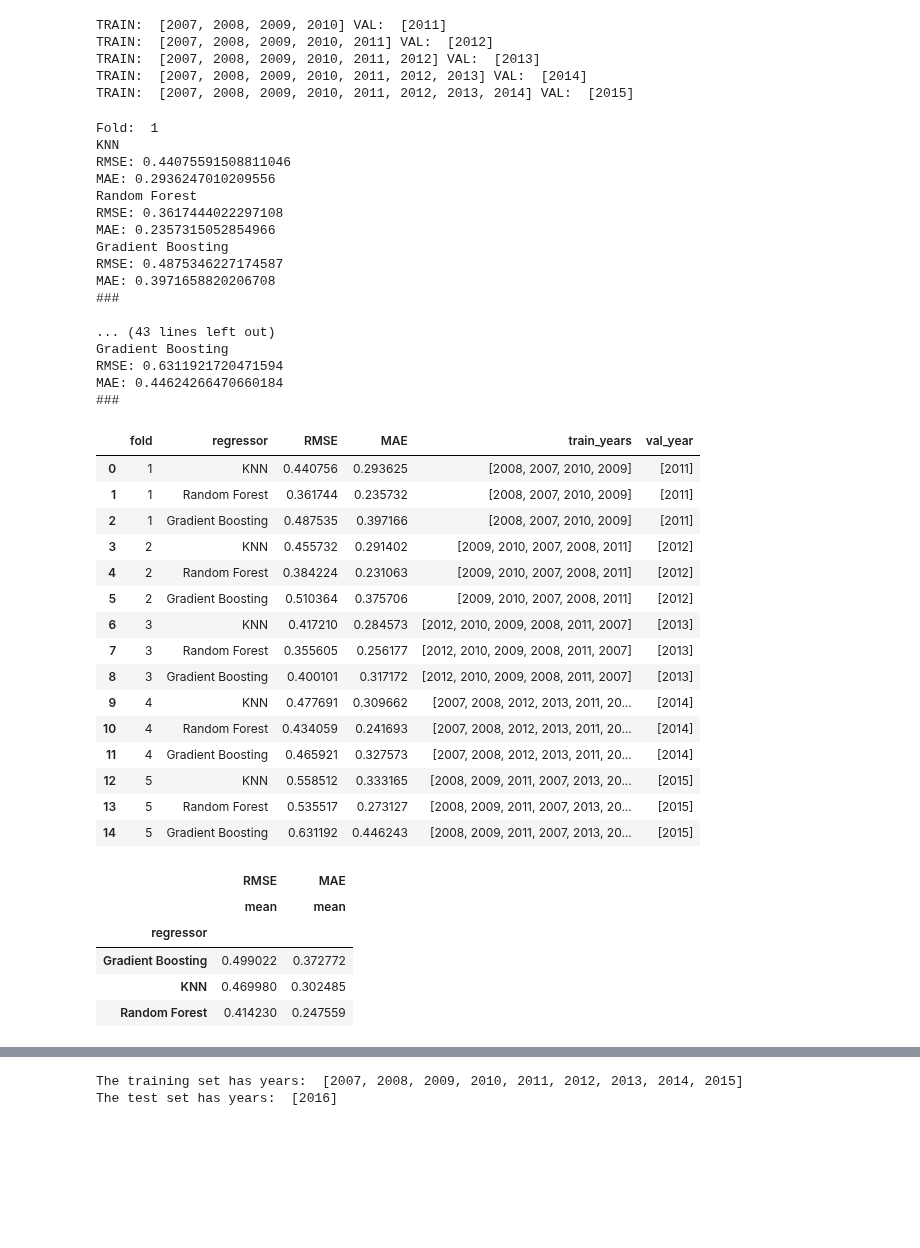
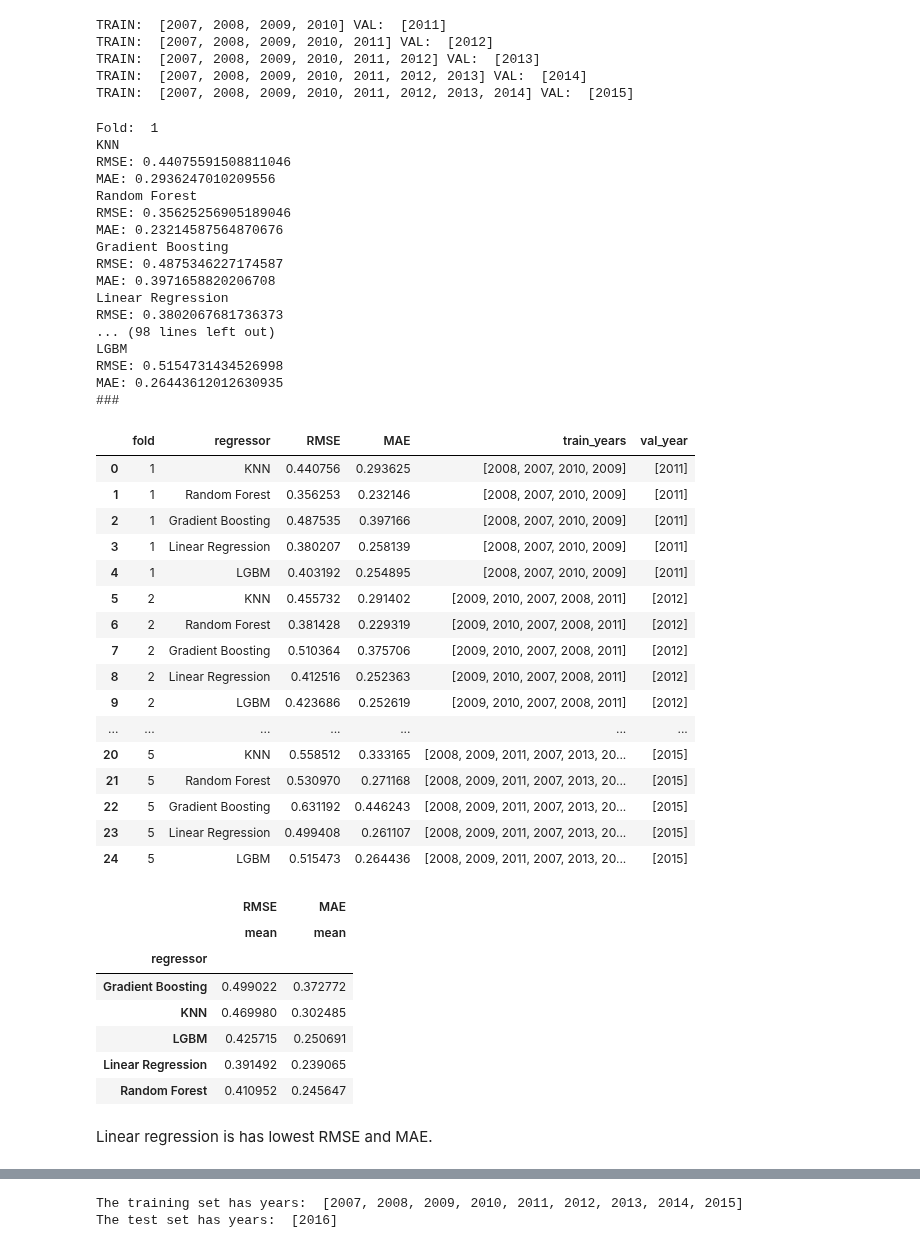
Before and after one commit to jtimko16/AutoML_Project2, a Jupyter notebook: notebooks/2.Baseline_selection.ipynb, the cells around one changed output, grey strips where cells are left out. Cells and saved outputs as stored; diff of their text form; code cells hidden in the pictures; blank space fills up the shorter version.

```diff
--- a/notebooks/2.Baseline_selection.ipynb
+++ b/notebooks/2.Baseline_selection.ipynb
@@ -101,9 +103,12 @@ TRAIN:  [2007, 2008, 2009, 2010, 2011, 2012, 2013, 2014] VAL:  [2015]
 SEED = 1
 # %%
 regressors = {
-    "KNN": KNeighborsRegressor(n_neighbors=5), # 1
-    "Random Forest": RandomForestRegressor(n_estimators=50, random_state=SEED), # 2
-    "Gradient Boosting": AdaBoostRegressor(n_estimators=50, random_state=SEED) # 3
+    "KNN": KNeighborsRegressor(), # 1 cannot extrapolate
+    "Random Forest": RandomForestRegressor(random_state=SEED), # 2 cannot extrapolate
+    "Gradient Boosting": AdaBoostRegressor(random_state=SEED), # 3 cannot extrapolate
+    "Linear Regression": LinearRegression(), # 4 can extrapolate
+    "LGBM": lgb.sklearn.LGBMRegressor(random_state=SEED) # 5 can extrapolate
+
 }
 # %%
 # This will take about 15 minutes
@@ -161,18 +166,18 @@ KNN
 RMSE: 0.44075591508811046
 MAE: 0.2936247010209556
 Random Forest
-RMSE: 0.3617444022297108
-MAE: 0.2357315052854966
+RMSE: 0.35625256905189046
+MAE: 0.23214587564870676
 Gradient Boosting
 RMSE: 0.4875346227174587
 MAE: 0.3971658820206708
+Linear Regression
+RMSE: 0.3802067681736373
+... (98 lines left out)
+LGBM
+RMSE: 0.5154731434526998
+MAE: 0.26443612012630935
 ###
-
-... (43 lines left out)
-Gradient Boosting
-RMSE: 0.6311921720471594
-MAE: 0.44624266470660184
-###
 # %%
 df_results = pd.DataFrame()
 df_results['fold'] = cv_folds
@@ -185,30 +190,36 @@ df_results
 # %% [output]
 |  | fold | regressor | RMSE | MAE | train_years | val_year |
 | 0 | 1 | KNN | 0.440756 | 0.293625 | [2008, 2007, 2010, 2009] | [2011] |
-| 1 | 1 | Random Forest | 0.361744 | 0.235732 | [2008, 2007, 2010, 2009] | [2011] |
+| 1 | 1 | Random Forest | 0.356253 | 0.232146 | [2008, 2007, 2010, 2009] | [2011] |
 | 2 | 1 | Gradient Boosting | 0.487535 | 0.397166 | [2008, 2007, 2010, 2009] | [2011] |
-| 3 | 2 | KNN | 0.455732 | 0.291402 | [2009, 2010, 2007, 2008, 2011] | [2012] |
-| 4 | 2 | Random Forest | 0.384224 | 0.231063 | [2009, 2010, 2007, 2008, 2011] | [2012] |
-| 5 | 2 | Gradient Boosting | 0.510364 | 0.375706 | [2009, 2010, 2007, 2008, 2011] | [2012] |
-| 6 | 3 | KNN | 0.417210 | 0.284573 | [2012, 2010, 2009, 2008, 2011, 2007] | [2013] |
-| 7 | 3 | Random Forest | 0.355605 | 0.256177 | [2012, 2010, 2009, 2008, 2011, 2007] | [2013] |
-| 8 | 3 | Gradient Boosting | 0.400101 | 0.317172 | [2012, 2010, 2009, 2008, 2011, 2007] | [2013] |
-| 9 | 4 | KNN | 0.477691 | 0.309662 | [2007, 2008, 2012, 2013, 2011, 20... | [2014] |
-| 10 | 4 | Random Forest | 0.434059 | 0.241693 | [2007, 2008, 2012, 2013, 2011, 20... | [2014] |
-| 11 | 4 | Gradient Boosting | 0.465921 | 0.327573 | [2007, 2008, 2012, 2013, 2011, 20... | [2014] |
-| 12 | 5 | KNN | 0.558512 | 0.333165 | [2008, 2009, 2011, 2007, 2013, 20... | [2015] |
-| 13 | 5 | Random Forest | 0.535517 | 0.273127 | [2008, 2009, 2011, 2007, 2013, 20... | [2015] |
-| 14 | 5 | Gradient Boosting | 0.631192 | 0.446243 | [2008, 2009, 2011, 2007, 2013, 20... | [2015] |
+| 3 | 1 | Linear Regression | 0.380207 | 0.258139 | [2008, 2007, 2010, 2009] | [2011] |
+| 4 | 1 | LGBM | 0.403192 | 0.254895 | [2008, 2007, 2010, 2009] | [2011] |
+| 5 | 2 | KNN | 0.455732 | 0.291402 | [2009, 2010, 2007, 2008, 2011] | [2012] |
+| 6 | 2 | Random Forest | 0.381428 | 0.229319 | [2009, 2010, 2007, 2008, 2011] | [2012] |
+| 7 | 2 | Gradient Boosting | 0.510364 | 0.375706 | [2009, 2010, 2007, 2008, 2011] | [2012] |
+| 8 | 2 | Linear Regression | 0.412516 | 0.252363 | [2009, 2010, 2007, 2008, 2011] | [2012] |
+| 9 | 2 | LGBM | 0.423686 | 0.252619 | [2009, 2010, 2007, 2008, 2011] | [2012] |
+| ... | ... | ... | ... | ... | ... | ... |
+| 20 | 5 | KNN | 0.558512 | 0.333165 | [2008, 2009, 2011, 2007, 2013, 20... | [2015] |
+| 21 | 5 | Random Forest | 0.530970 | 0.271168 | [2008, 2009, 2011, 2007, 2013, 20... | [2015] |
+| 22 | 5 | Gradient Boosting | 0.631192 | 0.446243 | [2008, 2009, 2011, 2007, 2013, 20... | [2015] |
+| 23 | 5 | Linear Regression | 0.499408 | 0.261107 | [2008, 2009, 2011, 2007, 2013, 20... | [2015] |
+| 24 | 5 | LGBM | 0.515473 | 0.264436 | [2008, 2009, 2011, 2007, 2013, 20... | [2015] |
 # %%
 df_results.to_csv('../experiment_results/baseline_selection_results_Kea.csv',index=False)
 # %%
-df_results.groupby('regressor').agg({'RMSE': ['mean'], 'MAE': [ 'mean']})
+df_results_agg = df_results.groupby('regressor').agg({'RMSE': ['mean'], 'MAE': [ 'mean']})
+df_results_agg
 # %% [output]
 |  | RMSE | MAE |
 |  | mean | mean |
 | regressor |  |  |
 | Gradient Boosting | 0.499022 | 0.372772 |
 | KNN | 0.469980 | 0.302485 |
-| Random Forest | 0.414230 | 0.247559 |
+| LGBM | 0.425715 | 0.250691 |
+| Linear Regression | 0.391492 | 0.239065 |
+| Random Forest | 0.410952 | 0.245647 |
+# %% [markdown]
+Linear regression is has lowest RMSE and MAE.
 # %%
 ## How to find from results mean RMSE for Random Forest
```
Also changed, not shown: parts of 6 cells of this notebook, 1 other file.
